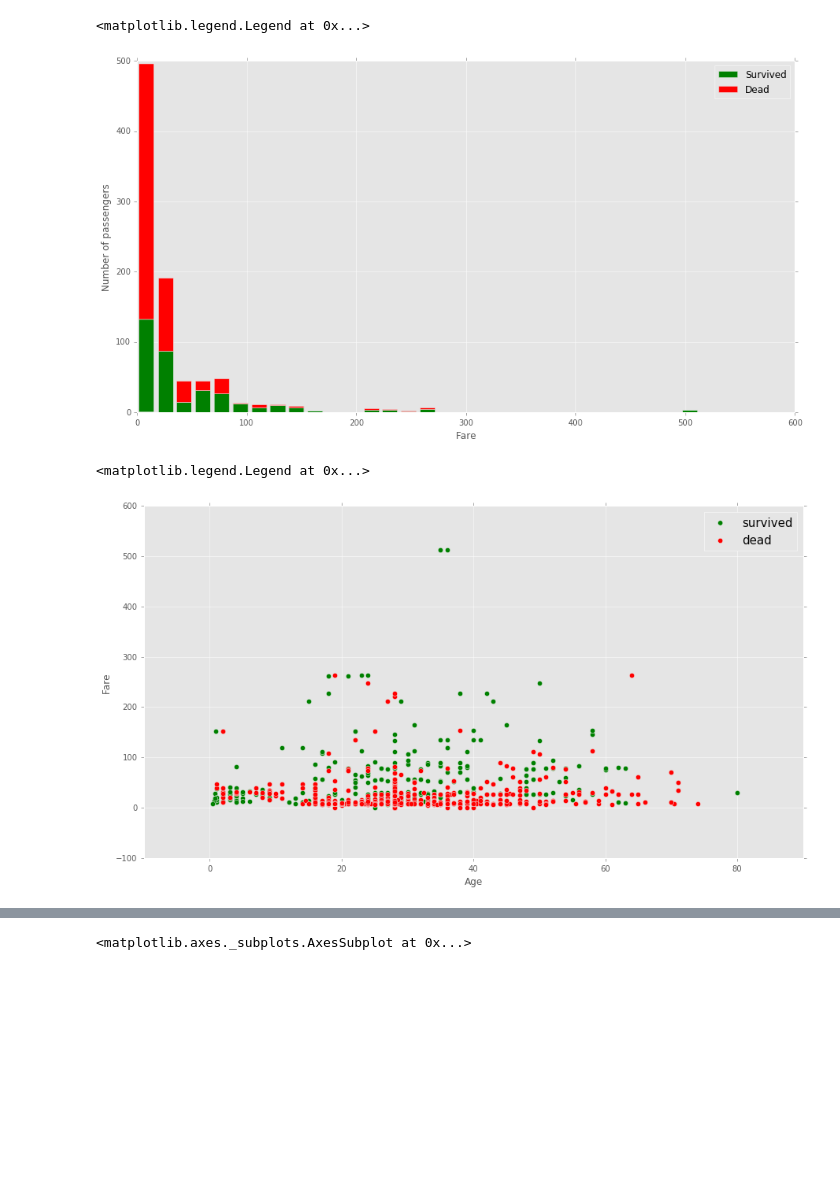
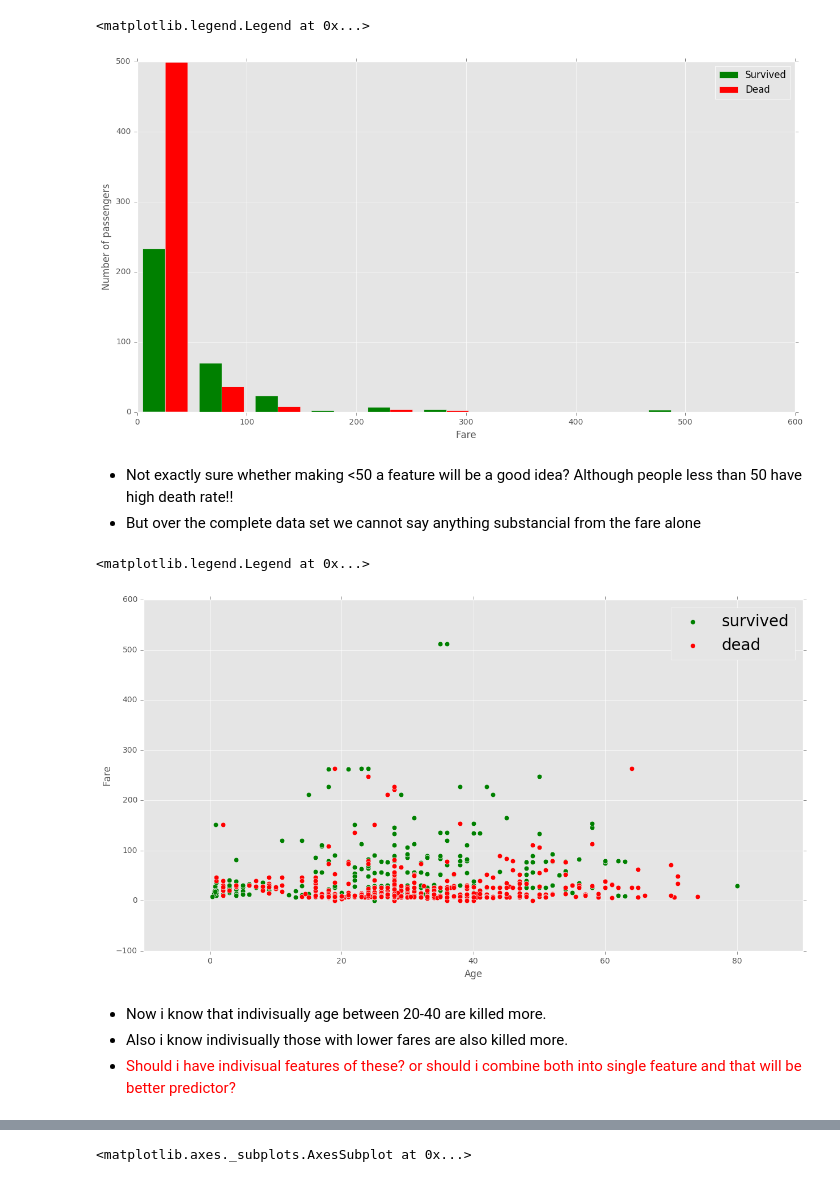
Before and after one commit to codelibra/kaggle-titanic, a Jupyter notebook: kaggle-titanic.ipynb, the cells around one changed output, grey strips where cells are left out. Cells and saved outputs as stored; diff of their text form; code cells hidden in the pictures; blank space fills up the shorter version.

```diff
--- a/kaggle-titanic.ipynb
+++ b/kaggle-titanic.ipynb
@@ -26,0 +3,2 @@ pd.options.display.max_rows = 100
+# %%
+base_folder = '/home/nbuser/'
@@ -27,5 +29,5 @@ pd.options.display.max_rows = 100
 # %%
-data = pd.read_csv('/Users/shiv/.bin/kaggle-titanic-test/train.csv')
+data = pd.read_csv(base_folder + 'train.csv')
 # %%
 data.head()
 # %% [output]
@@ -90,21 +93,31 @@ plt.legend()
 # %%
+# plotting number of survivors based on the fare they gave
 figure = plt.figure(figsize=(15,8))
-plt.hist([data[data['Survived']==1]['Fare'],data[data['Survived']==0]['Fare']], stacked=True, color = ['g','r'],
-         bins = 30,label = ['Survived','Dead'])
+plt.hist([data[data['Survived']==1]['Fare'],data[data['Survived']==0]['Fare']], color = ['g','r'],
+         bins = 10,label = ['Survived','Dead'])
 plt.xlabel('Fare')
 plt.ylabel('Number of passengers')
 plt.legend()
 # %% [output]
 <matplotlib.legend.Legend at 0x...>
-[figure, old version]
+[figure, new version]
+# %% [markdown]
+* Not exactly sure whether making <50 a feature will be a good idea? Although people less than 50 have high death rate!!
+* But over the complete data set we cannot say anything substancial from the fare alone
 # %%
+# depending upon age the rate of survival
+# clearly see that, lower part of reds and above part is green suggesting... lower fares were killed early!
 plt.figure(figsize=(15,8))
 ax = plt.subplot()
-ax.scatter(data[data['Survived']==1]['Age'],data[data['Survived']==1]['Fare'],c='green',s=40)
+ax.scatter(data[data['Survived']==1]['Age'],datab
 ax.scatter(data[data['Survived']==0]['Age'],data[data['Survived']==0]['Fare'],c='red',s=40)
 ax.set_xlabel('Age')
 ax.set_ylabel('Fare')
-ax.legend(('survived','dead'),scatterpoints=1,loc='upper right',fontsize=15,)
+ax.legend(('survived','dead'),scatterpoints=1,loc='upper right',fontsize=20,)
 # %% [output]
 <matplotlib.legend.Legend at 0x...>
-[figure, old version]
+[figure, new version]
+# %% [markdown]
+* Now i know that indivisually age between 20-40 are killed more.
+* Also i know indivisually those with lower fares are also killed more.
+* <font color="red">Should i have indivisual features of these? or should i combine both into single feature and that will be better predictor?</font>
```
Also changed, not shown: parts of 71 cells of this notebook.
